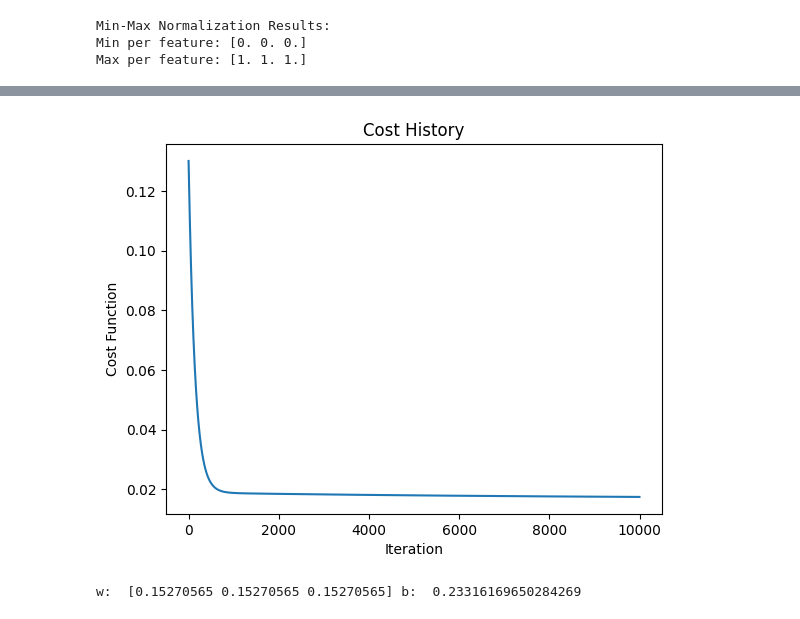
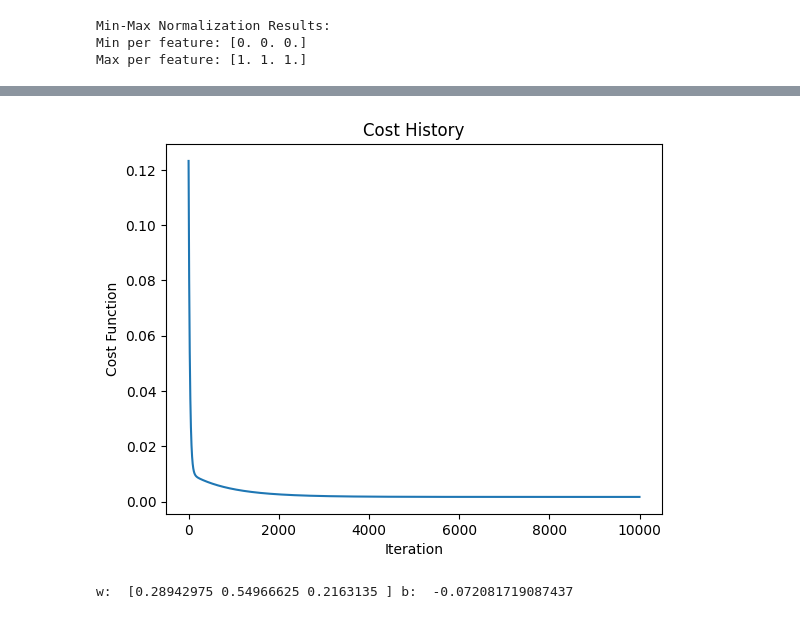
Before and after one commit to YouanesAttia/python-professional, a Jupyter notebook: week7_ml_foundations/day2/02_feature_engineering.ipynb, the cells around one changed output, grey strips where cells are left out. Cells and saved outputs as stored; diff of their text form; code cells hidden in the pictures.

Commit message:
Day 46: Feature scaling, multiple linear regression, polynomial regression, normal equation

```diff
--- a/week7_ml_foundations/day2/02_feature_engineering.ipynb
+++ b/week7_ml_foundations/day2/02_feature_engineering.ipynb
@@ -76,8 +76,7 @@ from sklearn.preprocessing import PolynomialFeatures
 from sklearn.linear_model import LinearRegression
 
 X_raw = 2 * np.random.rand(100, 3)
-noise = np.random.randn(100) * 5
-y =  3 * X_raw[:, 0] + noise
+y = 4 + 3 * X_raw[:, 0] + 5 * X_raw[:, 1] + 2 * X_raw[:, 2] + np.random.randn(100)
 
 print(f"X shape: {X_raw.shape}")
 print(f"y shape: {y.shape}")
@@ -122,7 +121,7 @@ def compute_gradient(w, b, x, y):
     for i in range(m):
         dj_db += (w @ x[i] + b - y[i])
         for j in range(n):
-            dj_dw += (np.dot(w, x[i]) + b - y[i])*x[i,j]
+            dj_dw[j] += (np.dot(w, x[i]) + b - y[i])*x[i,j]
     return dj_dw/m, dj_db/m
 
 def gradient_descent(X, y, w_in, b_in, alpha, num_iters):
@@ -136,13 +135,13 @@ def gradient_descent(X, y, w_in, b_in, alpha, num_iters):
         j_history.append(compute_cost(X, y, w, b))
     return w, b, j_history
 # %%
-w, b, j_history = gradient_descent(min_max_normalize(X_raw), min_max_normalize(y), np.zeros(X_raw.shape[1]), 0, 0.001, 10000)
+w, b, j_history = gradient_descent(min_max_normalize(X_raw), min_max_normalize(y), np.zeros(X_raw.shape[1]), 0, 0.01, 10000)
 plt.plot(j_history)
 plt.title("Cost History")
 plt.xlabel("Iteration")
 plt.ylabel("Cost Function")
 plt.show()
 print('w: ', w, 'b: ', b)
 # %% [output]
-[figure, old version]
+[figure, new version]
-w:  [0.15270565 0.15270565 0.15270565] b:  0.23316169650284269
+w:  [0.28942975 0.54966625 0.2163135 ] b:  -0.072081719087437
```
Also changed, not shown: parts of 4 cells of this notebook.
